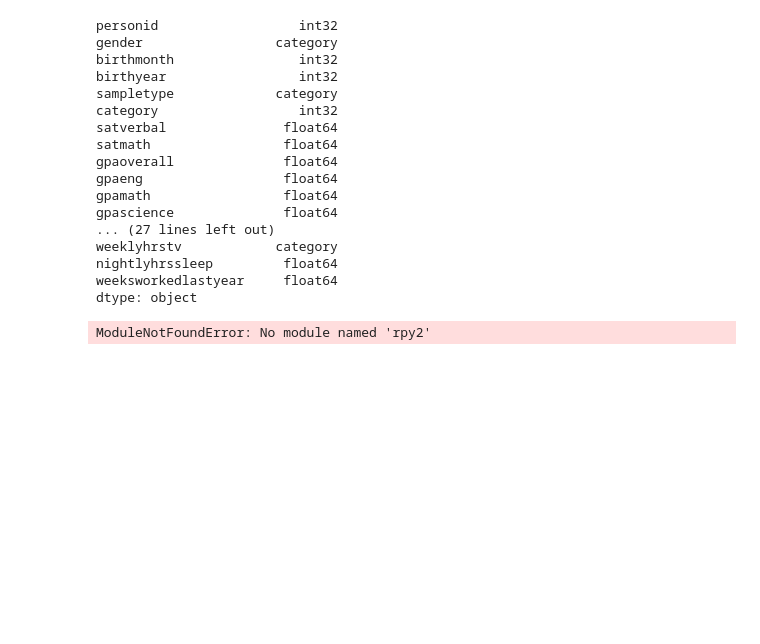
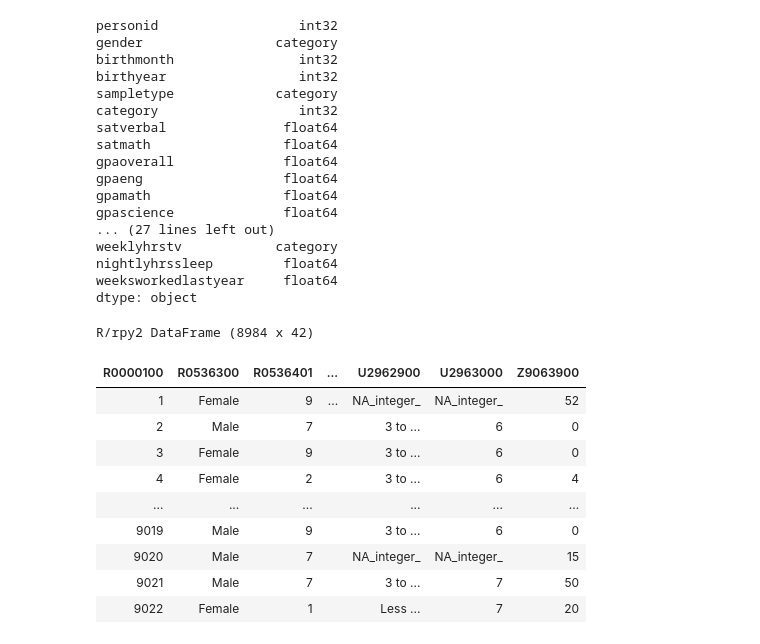
Before and after one commit to tintrungle/PythonDataCleansing, a Jupyter notebook: chap01/import-R.ipynb, the cells around one changed output. Saved outputs shown, nothing was run; the diff lists cells and outputs as text; code cells hidden in the pictures; blank space fills up the shorter version.

```diff
--- a/chap01/import-R.ipynb
+++ b/chap01/import-R.ipynb
@@ -169,5 +169,20 @@ dtype: object
 # %%
 import rpy2.robjects as robjects
 from rpy2.robjects import pandas2ri
+
+pandas2ri.activate()
+readRDS = robjects.r['readRDS']
+nls97withvalues = readRDS('data/nls97withvalues.rds')
+nls97withvalues
 # %% [output]
-ModuleNotFoundError: No module named 'rpy2'
+R/rpy2 DataFrame (8984 x 42)
+| R0000100 | R0536300 | R0536401 | ... | U2962900 | U2963000 | Z9063900 |
+| 1 | Female | 9 | ... | NA_integer_ | NA_integer_ | 52 |
+| 2 | Male | 7 |  | 3 to ... | 6 | 0 |
+| 3 | Female | 9 |  | 3 to ... | 6 | 0 |
+| 4 | Female | 2 |  | 3 to ... | 6 | 4 |
+| ... | ... | ... |  | ... | ... | ... |
+| 9019 | Male | 9 |  | 3 to ... | 6 | 0 |
+| 9020 | Male | 7 |  | NA_integer_ | NA_integer_ | 15 |
+| 9021 | Male | 7 |  | 3 to ... | 7 | 50 |
+| 9022 | Female | 1 |  | Less ... | 7 | 20 |
```
Also changed, not shown: 5 other files.
